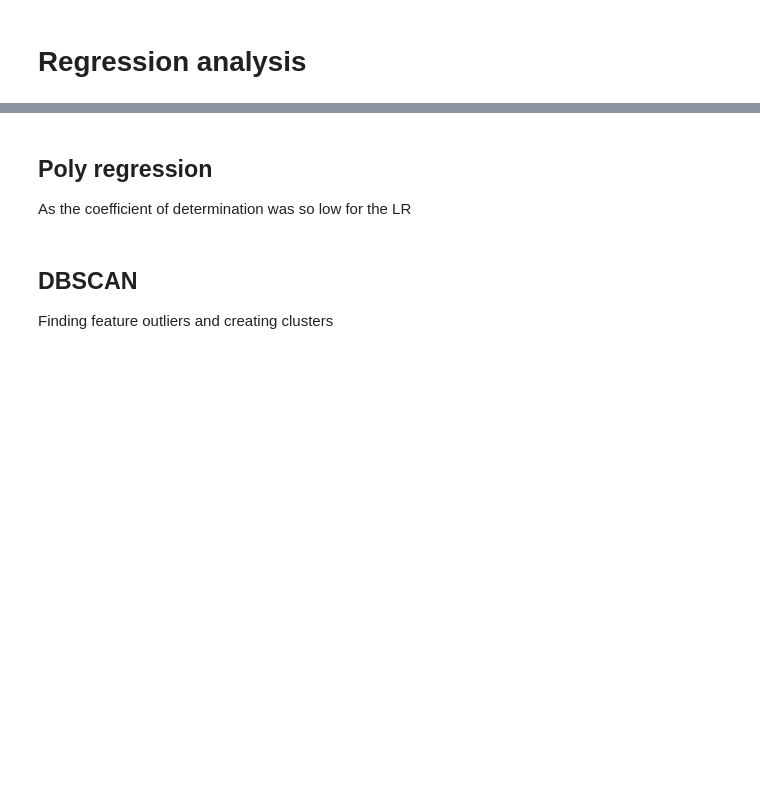
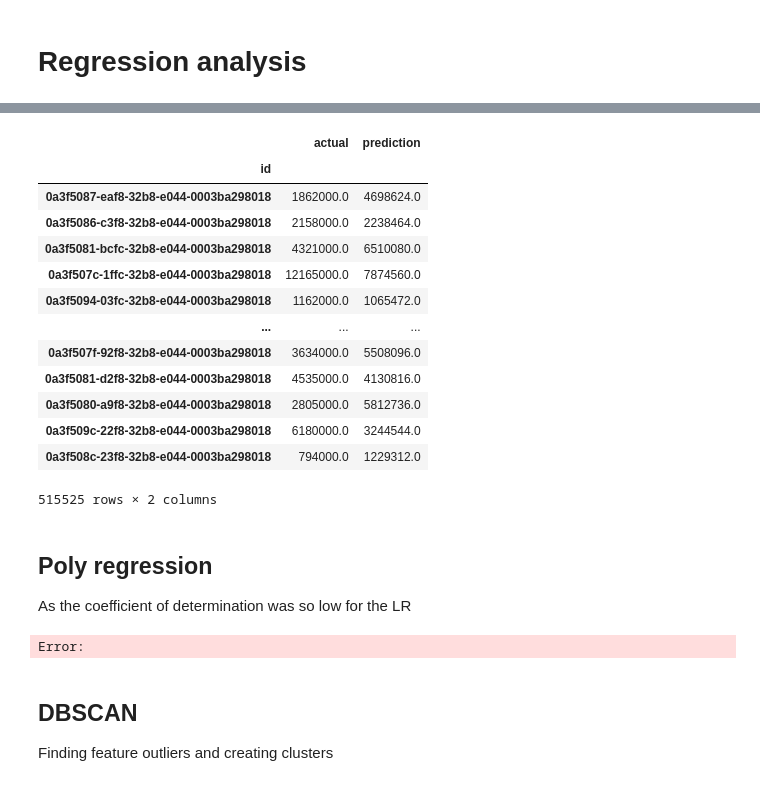
Before and after one commit to PBonvang/02807-Project, a Jupyter notebook: analysis.ipynb, the cells around one changed output, grey strips where cells are left out. Cells and saved outputs as stored; diff of their text form; code cells hidden in the pictures; blank space fills up the shorter version.

```diff
--- a/analysis.ipynb
+++ b/analysis.ipynb
@@ -139,9 +190,12 @@ plt.show()
 # %%
 from sklearn.linear_model import LinearRegression
 from sklearn.preprocessing import PolynomialFeatures
+# %%
+scaler = MinMaxScaler()
+minmax_feature_data = scaler.fit_transform(feature_data)
 # %%
 LR_model = LinearRegression().fit(
-    normalized_feature_data,
+    minmax_feature_data,
     total_address_values
 )
 # %%
@@ -168,13 +246,30 @@ plt.show()
 # %%
-LR_predictions = LR_model.predict(normalized_feature_data)
+LR_predictions = LR_model.predict(minmax_feature_data)
 pd.DataFrame({'actual': total_address_values, 'prediction':LR_predictions})
+# %% [output]
+|  | actual | prediction |
+| id |  |  |
+| 0a3f5087-eaf8-32b8-e044-0003ba298018 | 1862000.0 | 4698624.0 |
+| 0a3f5086-c3f8-32b8-e044-0003ba298018 | 2158000.0 | 2238464.0 |
+| 0a3f5081-bcfc-32b8-e044-0003ba298018 | 4321000.0 | 6510080.0 |
+| 0a3f507c-1ffc-32b8-e044-0003ba298018 | 12165000.0 | 7874560.0 |
+| 0a3f5094-03fc-32b8-e044-0003ba298018 | 1162000.0 | 1065472.0 |
+| ... | ... | ... |
+| 0a3f507f-92f8-32b8-e044-0003ba298018 | 3634000.0 | 5508096.0 |
+| 0a3f5081-d2f8-32b8-e044-0003ba298018 | 4535000.0 | 4130816.0 |
+| 0a3f5080-a9f8-32b8-e044-0003ba298018 | 2805000.0 | 5812736.0 |
+| 0a3f509c-22f8-32b8-e044-0003ba298018 | 6180000.0 | 3244544.0 |
+| 0a3f508c-23f8-32b8-e044-0003ba298018 | 794000.0 | 1229312.0 |
+515525 rows × 2 columns
 # %% [markdown]
 ## Poly regression
 As the coefficient of determination was so low for the LR
 # %%
 poly_features = PolynomialFeatures(degree=2, include_bias=False)\
-    .fit_transform(normalized_feature_data)
+    .fit_transform(minmax_feature_data)
 poly_model = LinearRegression().fit(poly_features, total_address_values)
+# %% [output]
+Error:
 # %%
 # Coefficient of determination
 poly_model.score(poly_features, total_address_values)
```
Also changed, not shown: parts of 17 cells of this notebook.
